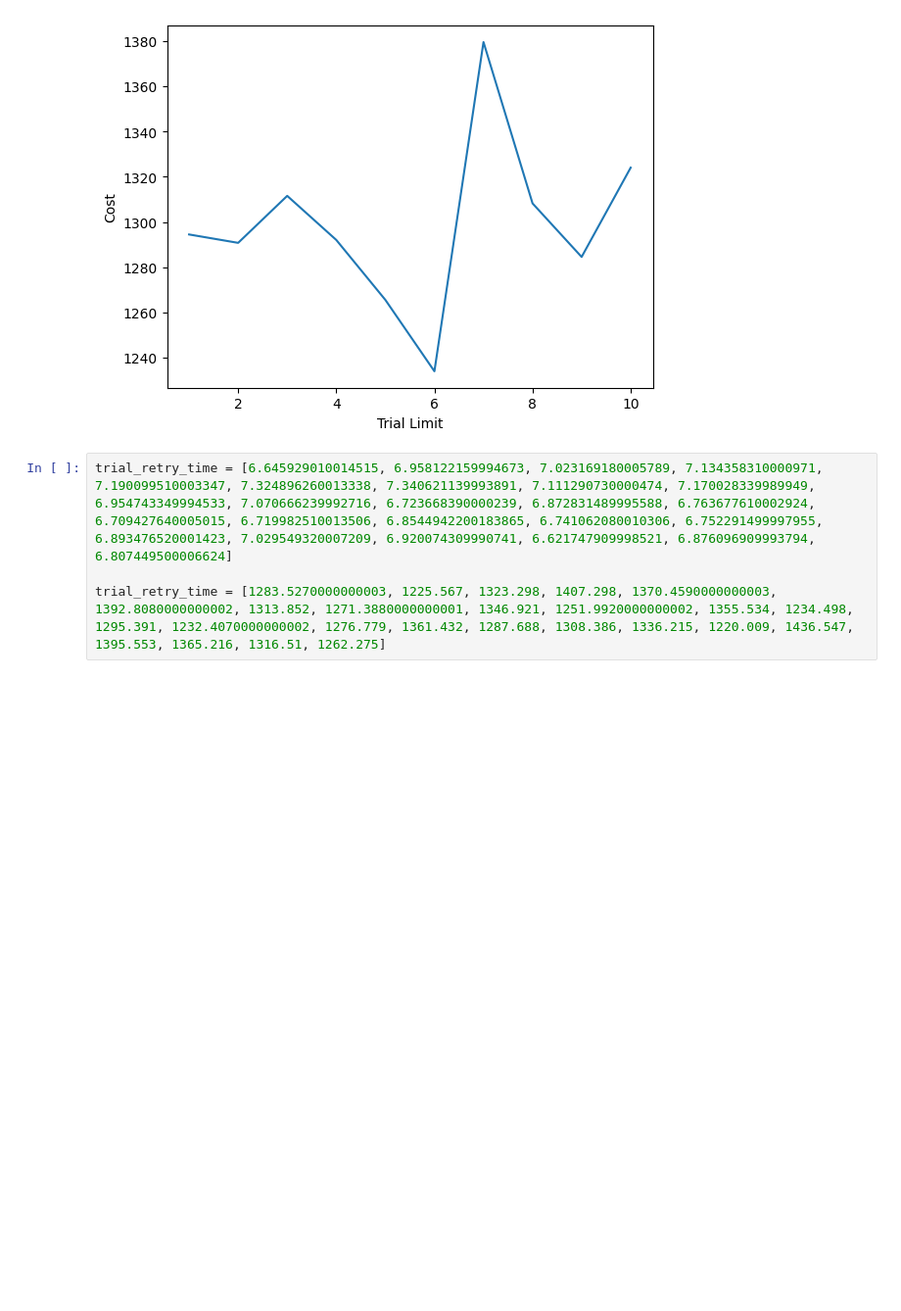
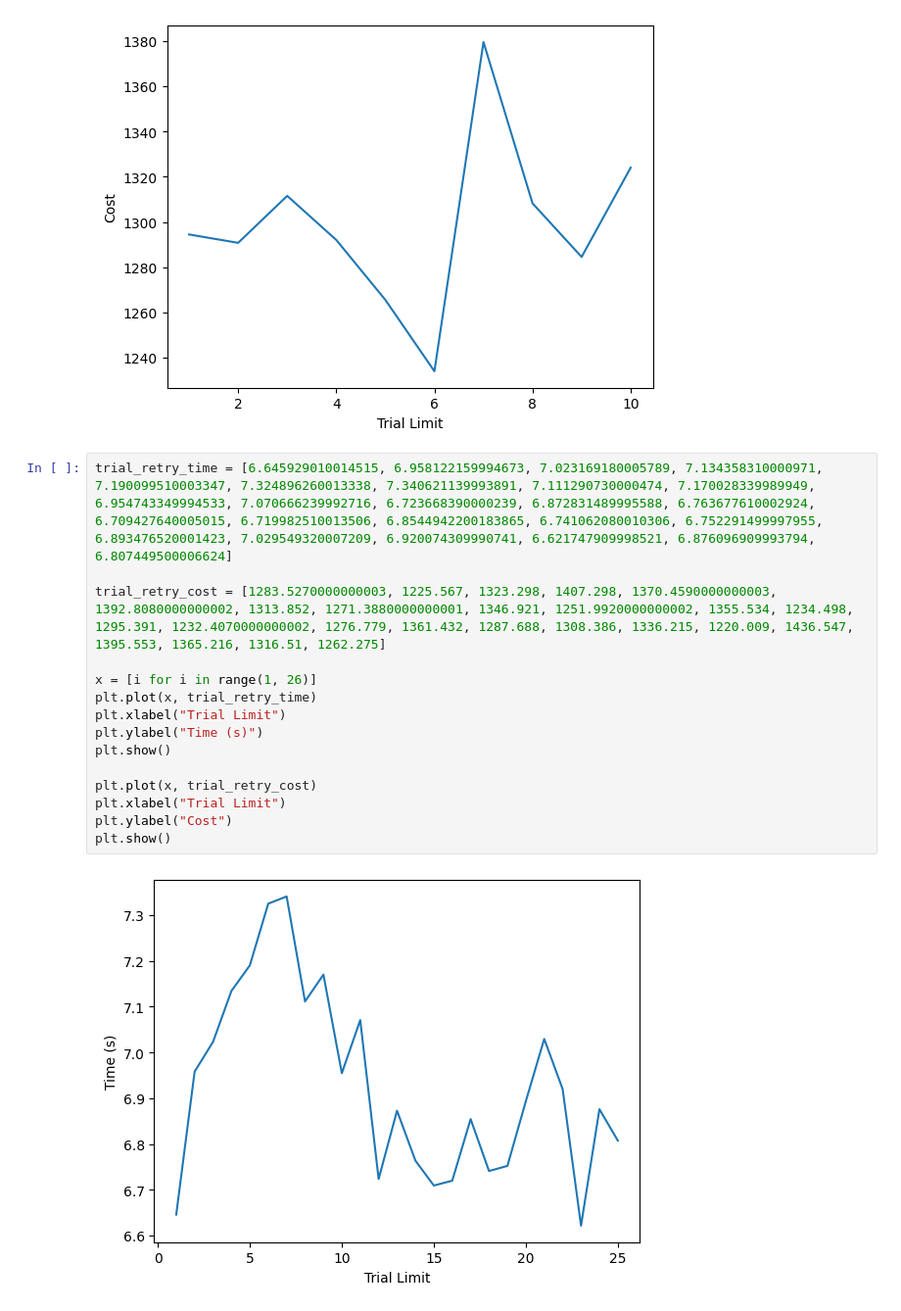
Before and after one commit to Abhijith-TR/Aircraft-Scheduling, a Jupyter notebook: results.ipynb, the cells around one changed output. Shown at 98% size. Cells and saved outputs as stored; diff of their text form; blank space fills up the shorter version.

```diff
--- a/results.ipynb
+++ b/results.ipynb
@@ -105,4 +105,17 @@ plt.show()
 # %%
 trial_retry_time = [6.645929010014515, 6.958122159994673, 7.023169180005789, 7.134358310000971, 7.190099510003347, 7.324896260013338, 7.340621139993891, 7.111290730000474, 7.170028339989949, 6.954743349994533, 7.070666239992716, 6.723668390000239, 6.872831489995588, 6.763677610002924, 6.709427640005015, 6.719982510013506, 6.8544942200183865, 6.741062080010306, 6.752291499997955, 6.893476520001423, 7.029549320007209, 6.920074309990741, 6.621747909998521, 6.876096909993794, 6.807449500006624]
 
-trial_retry_time = [1283.5270000000003, 1225.567, 1323.298, 1407.298, 1370.4590000000003, 1392.8080000000002, 1313.852, 1271.3880000000001, 1346.921, 1251.9920000000002, 1355.534, 1234.498, 1295.391, 1232.4070000000002, 1276.779, 1361.432, 1287.688, 1308.386, 1336.215, 1220.009, 1436.547, 1395.553, 1365.216, 1316.51, 1262.275]
+trial_retry_cost = [1283.5270000000003, 1225.567, 1323.298, 1407.298, 1370.4590000000003, 1392.8080000000002, 1313.852, 1271.3880000000001, 1346.921, 1251.9920000000002, 1355.534, 1234.498, 1295.391, 1232.4070000000002, 1276.779, 1361.432, 1287.688, 1308.386, 1336.215, 1220.009, 1436.547, 1395.553, 1365.216, 1316.51, 1262.275]
+
+x = [i for i in range(1, 26)]
+plt.plot(x, trial_retry_time)
+plt.xlabel("Trial Limit")
+plt.ylabel("Time (s)")
+plt.show()
+
+plt.plot(x, trial_retry_cost)
+plt.xlabel("Trial Limit")
+plt.ylabel("Cost")
+plt.show()
+# %% [output]
+[figure, added]
```
Also changed, not shown: parts of 3 cells of this notebook, 16 other files.
